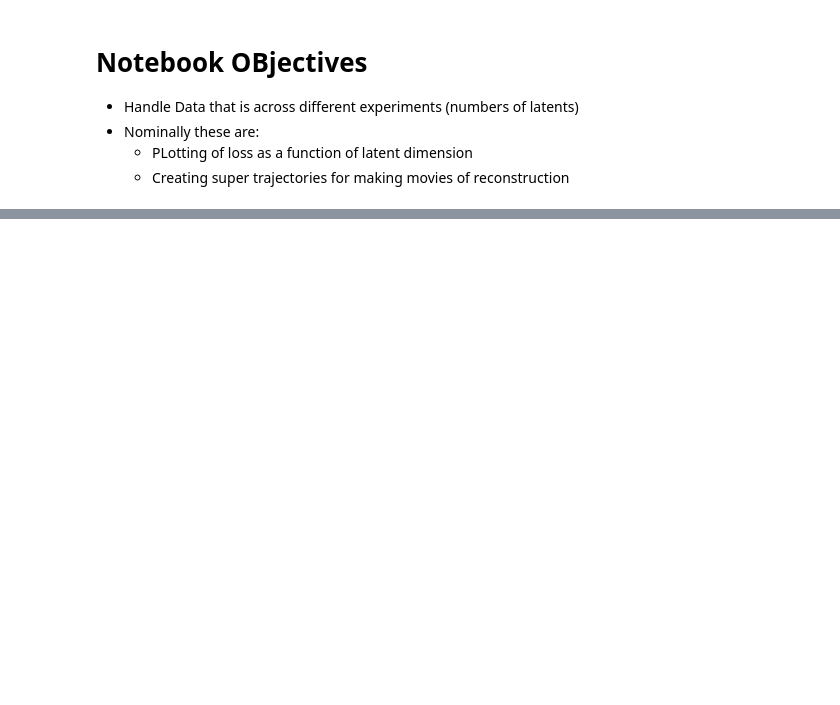
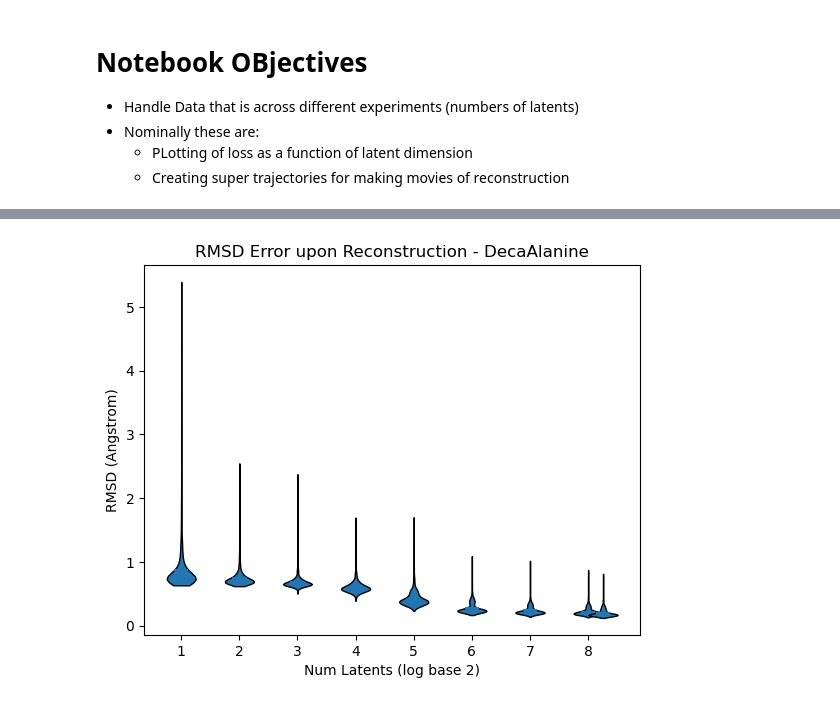
Before and after one commit to CCBatIIT/Deep-MMS, a Jupyter notebook: Multi-Analysis.ipynb, the cells around one changed output, grey strips where cells are left out. Drawn from its saved outputs; the diff is of its cells as text; code cells hidden in the pictures; blank space fills up the shorter version.

```diff
--- a/Multi-Analysis.ipynb
+++ b/Multi-Analysis.ipynb
@@ -137,5 +162,9 @@ Batch data
 Model Init
 Batch Data
 Read NetCDF and Checkpoint
+# %%
+self.rmsd_violin_plot(rng_seed=98263, title='RMSD Error upon Reconstruction - DecaAlanine')
+# %% [output]
+[figure, added]
 # %%
 A, B = self.super_traj_construct()
```
Also changed, not shown: parts of 6 cells of this notebook, 2 other files.
